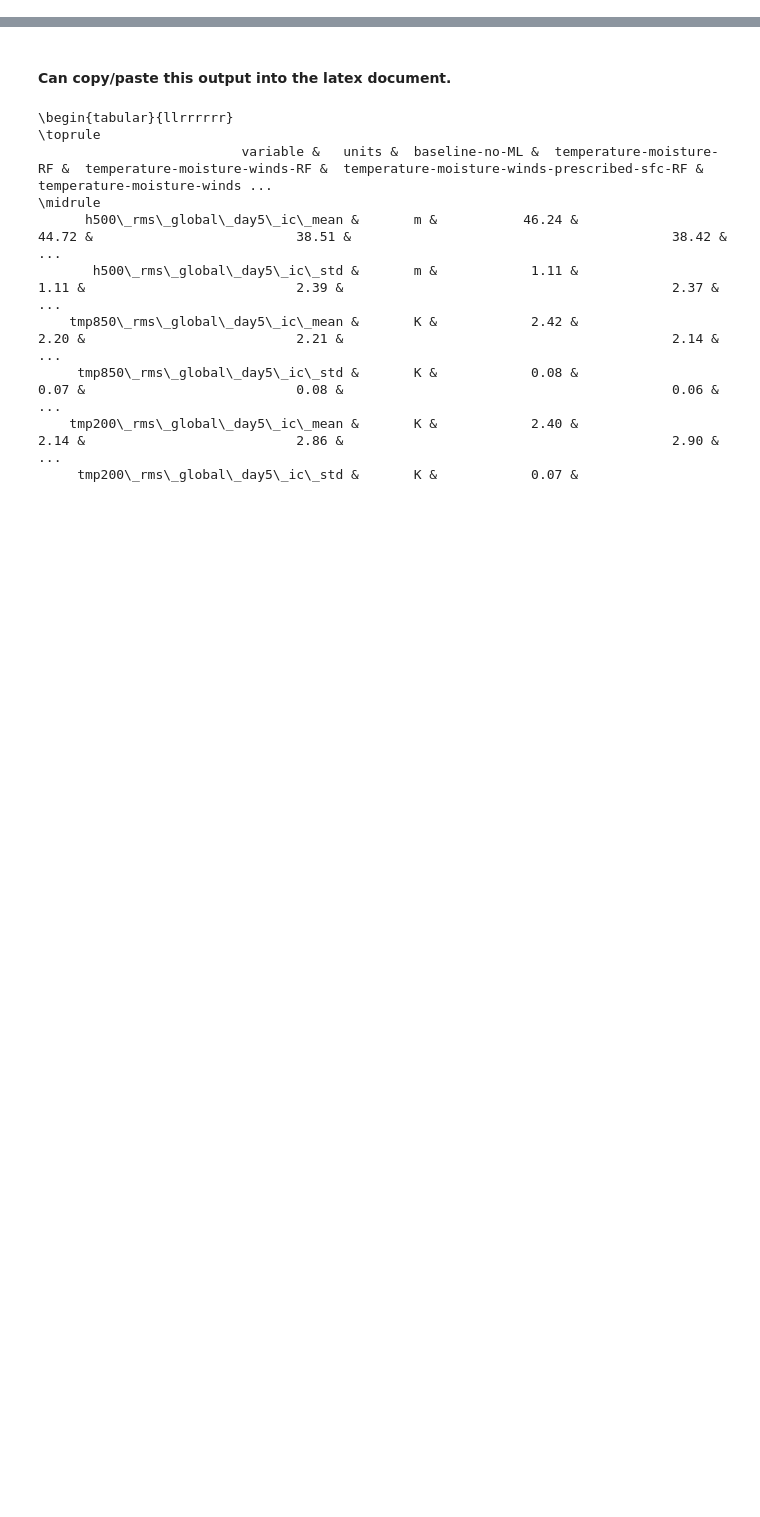
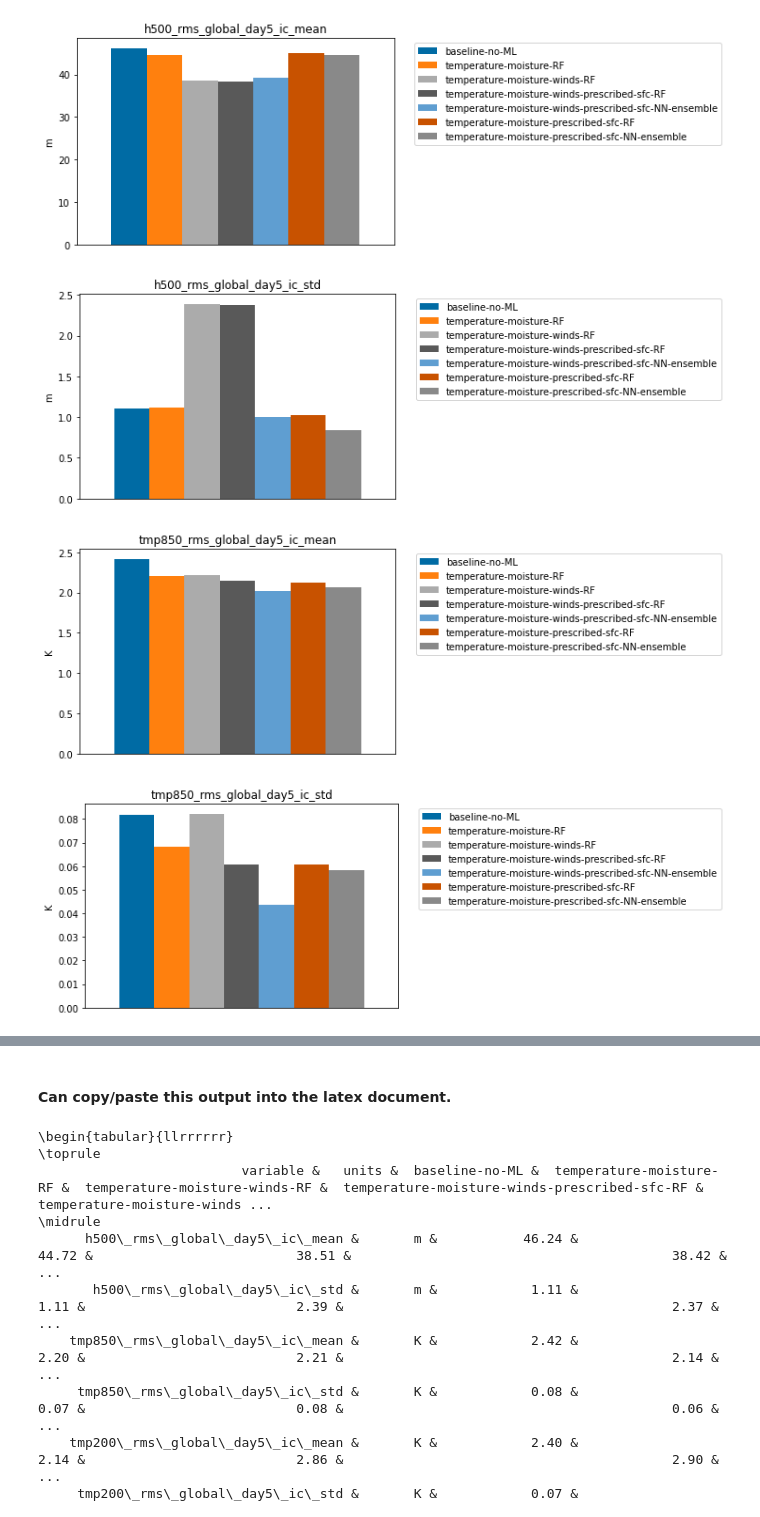
Before and after one commit to ai2cm/nudge-to-fine-3km-manuscript-workflow, a Jupyter notebook: notebooks/create-ablation-table.ipynb, the cells around one changed output, grey strips where cells are left out. Drawn from its saved outputs; the diff is of its cells as text; code cells hidden in the pictures; blank space fills up the shorter version.

Commit message:
add nn ensemble to ablation, add bar plots

```diff
--- a/notebooks/create-ablation-table.ipynb
+++ b/notebooks/create-ablation-table.ipynb
@@ -14,6 +14,7 @@ table_headings = [
     "temperature-moisture-winds-prescribed-sfc-RF",
     "temperature-moisture-winds-prescribed-sfc-NN-ensemble",
     "temperature-moisture-prescribed-sfc-RF",
+    "temperature-moisture-prescribed-sfc-NN-ensemble",
 ]
 
 
@@ -42,3 +43,18 @@ df
 | 5 | tmp200_rms_global_day5_ic_std | K | 0.073854 | 0.057906 | 0.258688 | 0.265248 | ... |
 | 6 | global_surface_precipitation_rmse | mm/day | 3.655571 | 2.659678 | 2.722468 | 2.568616 | ... |
 | 7 | land_surface_precipitation_bias | mm/day | 1.093459 | 0.796128 | 0.937544 | 0.359086 | ... |
+# %%
+import matplotlib.pyplot as plt
+
+for variable in df["variable"].values:
+    row = df.loc[ df["variable"] == variable]
+    ax = row.plot(kind='bar', width=1.8)
+    plt.legend(bbox_to_anchor=(1.05, 1), loc='upper left')
+    ax.set_ylabel(row["units"].values[0])
+    ax.get_xaxis().set_visible(False)
+    ax.set_title(variable)
+# %% [output]
+[figure, added]
+[figure, added]
+[figure, added]
+[figure, added]
```
Also changed, not shown: parts of 1 cell of this notebook.
